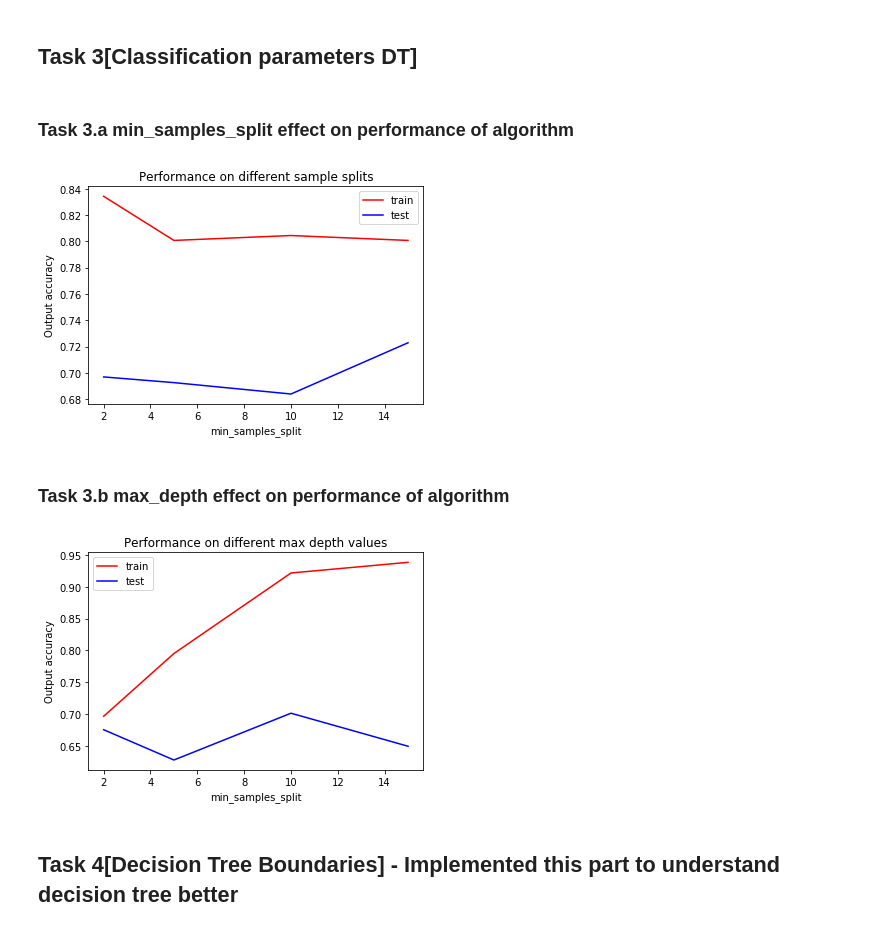
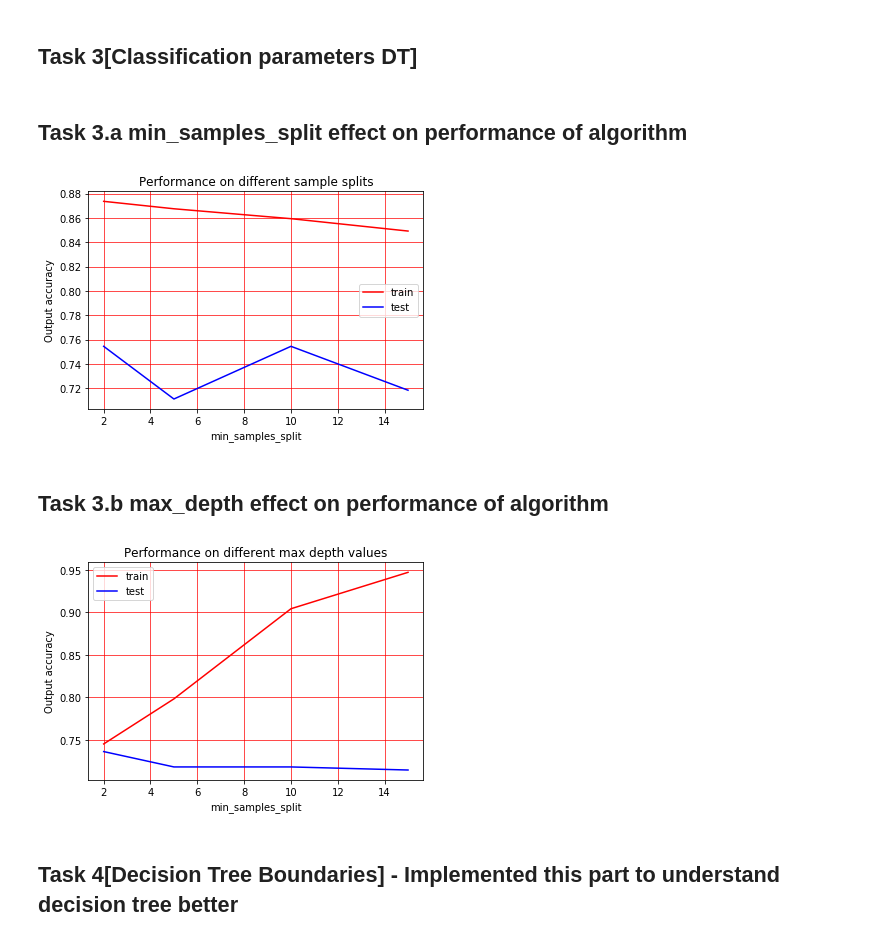
Before and after one commit to Aarif1430/CourseWork_2020, a Jupyter notebook: ECM445_CW_1/coursework1_template.ipynb, the cells around one changed output. Saved outputs shown, nothing was run; the diff lists cells and outputs as text; code cells hidden in the pictures.

```diff
--- a/ECM445_CW_1/coursework1_template.ipynb
+++ b/ECM445_CW_1/coursework1_template.ipynb
@@ -164,11 +158,12 @@ from sklearn import metrics
 # %%
-split_test_size = 0.30
-X = sourcevars
-y = targetvar
-X_train, X_test, y_train, y_test = train_test_split(X,targetvar,test_size=split_test_size,random_state=42)
-sc = StandardScaler()
-X_train = sc.fit_transform(X_train)
-X_test = sc.transform(X_test)
+def split_data(split_test_size = 0.30):
+    X = sourcevars
+    y = targetvar
+    X_train, X_test, y_train, y_test = train_test_split(X,targetvar,test_size=split_test_size, random_state = 0)
+    sc = StandardScaler()
+    X_train = sc.fit_transform(X_train)
+    X_test = sc.transform(X_test)
+    return X_train, X_test, y_train, y_test
 # %% [markdown]
 Find optimum parameters using Grid Search technique
 # %%
@@ -188,6 +186,9 @@ print(gridsearch.best_score_)
 # %%
-tree = DecisionTreeClassifier(max_depth=6,max_features = 2, min_samples_split = 4, random_state=23)
+X_train, X_test, y_train, y_test = split_data()
+
+tree = DecisionTreeClassifier(max_depth=6,max_features = 4, min_samples_split = 3, random_state = 0)
 tree.fit(X_train,y_train)
+
 print("Accuracy on training set: {:.3f}".format(tree.score(X_train,y_train)))
 print("Accuracy on test set: {:.3f}".format(tree.score(X_test,y_test)))
 # %% [output]
@@ -336,17 +320,21 @@ Mean True Positive for 10-fold cross validation : 11.8
 # %%
-def compare_performance(criterion='gini', max_depth = 6, min_samples_split = 5):
-    tree = DecisionTreeClassifier(max_depth=max_depth, max_features = 2, min_samples_split = min_samples_split, random_state=23, criterion=criterion)
+def compare_performance(criterion='gini', max_depth = 7, min_samples_split = 5):
+    tree = DecisionTreeClassifier(max_depth=max_depth, max_features = 3, min_samples_split = min_samples_split, random_state=0, criterion=criterion)
     tree.fit(X_train,y_train)
     return [tree.score(X_train,y_train), tree.score(X_test,y_test)]
 
 print('Performance Check on: gini')
+
 train_gini, test_gini = compare_performance(criterion='gini')
+
 print('________________________________________________')
 print("Accuracy on training set: {:.3f}".format(train_gini))
 print("Accuracy on test set: {:.3f}".format(test_gini))
 print('________________________________________________')
 print('Performance Check on: entropy')
+
 train_entropy, test_entropy = compare_performance(criterion='entropy')
+
 print('________________________________________________')
 print("Accuracy on training set: {:.3f}".format(train_entropy))
 print("Accuracy on test set: {:.3f}".format(test_entropy))
@@ -397,43 +399,47 @@ There was no change in the performance of the model. The reason for that is beca
 # %% [markdown]
 ## Task 3[Classification parameters DT]
 # %% [markdown]
-### Task 3.a min_samples_split effect on performance of algorithm
+## Task 3.a min_samples_split effect on performance of algorithm
 # %%
 min_samples_split = [2, 5, 10, 15]
 acc_comparsion_train = []
 acc_comparsion_test = []
+
 for sample in min_samples_split:
     acc_comparsion_train.append(compare_performance(min_samples_split = sample)[0])
     acc_comparsion_test.append(compare_performance(min_samples_split = sample)[1])
-# plot x vs yhat
+
 plt.plot(min_samples_split, acc_comparsion_train, label='train', color='r')
 plt.plot(min_samples_split, acc_comparsion_test, label='test', color='b')
 plt.title('Performance on different sample splits')
+plt.grid(True, linewidth=0.7, color='#ff0000', linestyle='-')
 plt.xlabel('min_samples_split')
 plt.ylabel('Output accuracy')
 plt.legend()
 plt.show()
 # %% [output]
-[figure, old version]
+[figure, new version]
 # %% [markdown]
-### Task 3.b max_depth effect on performance of algorithm
+## Task 3.b max_depth effect on performance of algorithm
 # %%
 max_depth = [3, 4, 5, 6]
 acc_comparsion_train = []
 acc_comparsion_test = []
+
 for sample in min_samples_split:
     acc_comparsion_train.append(compare_performance(max_depth = sample)[0])
     acc_comparsion_test.append(compare_performance(max_depth = sample)[1])
-# plot x vs yhat
+
 plt.plot(min_samples_split, acc_comparsion_train, label='train', color='r')
 plt.plot(min_samples_split, acc_comparsion_test, label='test', color='b')
 plt.title('Performance on different max depth values')
+plt.grid(True, linewidth=0.7, color='#ff0000', linestyle='-')
 plt.xlabel('min_samples_split')
 plt.ylabel('Output accuracy')
 plt.legend()
 plt.show()
 # %% [output]
-[figure, old version]
+[figure, new version]
 # %% [markdown]
 ## Task 4[Decision Tree Boundaries] - Implemented this part to understand decision tree better
 # %%
```
Also changed, not shown: parts of 39 cells of this notebook, 12 other files.
